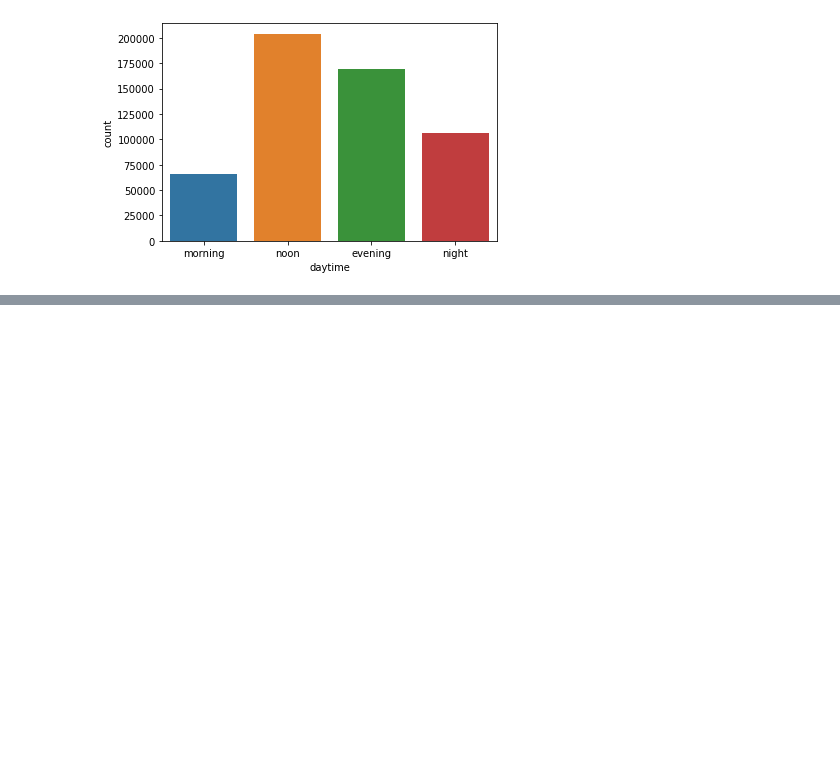
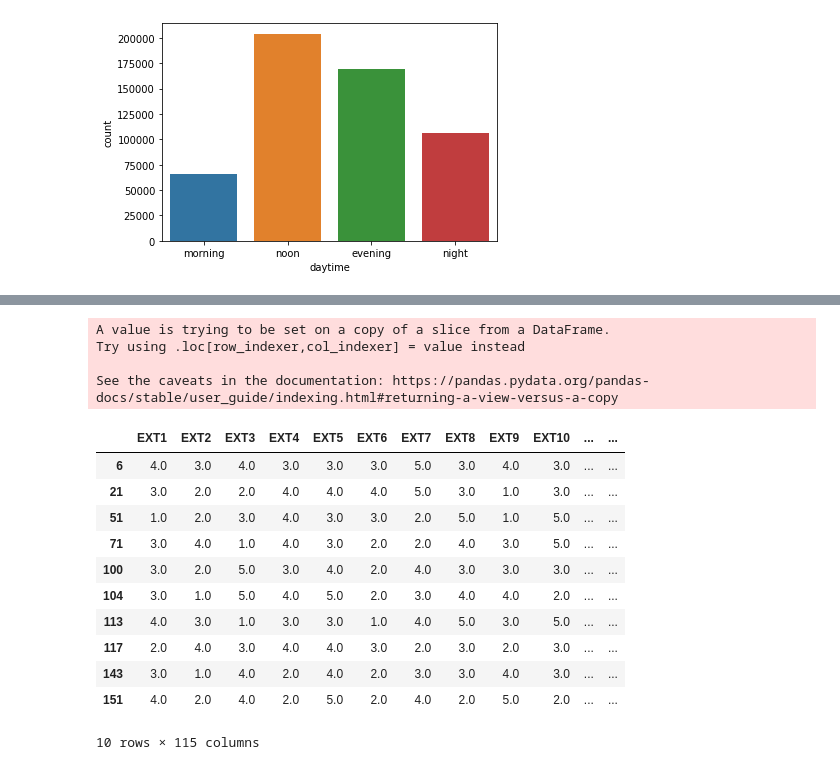
Before and after one commit to marvin2311/BigFive_Personality_Analysis, a Jupyter notebook: Notebook_Eric.ipynb, the cells around one changed output, grey strips where cells are left out. Drawn from its saved outputs; the diff is of its cells as text; code cells hidden in the pictures; blank space fills up the shorter version.

Commit message:
US: state / region split

```diff
--- a/Notebook_Eric.ipynb
+++ b/Notebook_Eric.ipynb
@@ -307,0 +324,3 @@ reverseGeocode(coordinates[5])
+# %%
+Dataset_USA['state'] = states
+Dataset_USA.head()
@@ -307,0 +380,3 @@ reverseGeocode(coordinates[5])
+# %%
+Dataset_USA['region'] = regions
+Dataset_USA.head()
@@ -307,0 +412,55 @@ reverseGeocode(coordinates[5])
+# %%
+democratics = ['California', 'Tennessee', 'New York', 'Maine', 'New Jersey',
+                    'Missouri', 'Arkansas', 'Connecticut', 'Michigan', 'Minnesota',
+                    'New Hampshire', 'Ohio', 'Colorado',
+                    'Wisconsin', 'Nevada', 'Illinois', 'Maryland', 'Georgia', 'Washington, D.C.',
+                    'Pennsylvania', 'Delaware', 'Hawaii', 'Kentucky', 'Louisiana', 'Oregon',
+                    'Vermont', 'New Mexico', 'Rhode Island', 'Idaho', 'West Virginia']
+
+republicans = ['Florida', 'Virginia', 'Kansas', 'South Carolina', 'Texas',
+                    'Mississippi', 'North Carolina',
+                    'Arizona', 'Indiana', 'Oklahoma', 'South Dakota',
+                    'Alaska', 'Utah', 'Nebraska', 'Wyoming',
+                    'Baja California', 'North Dakota', 'Montana','Alabama']
+
+
+yellow = ['Baja California','Ontario', 'Western', 'New Brunswick','British Columbia','Manitoba']
+# %%
+states = Dataset_USA['state']
+political_bias = []
+for s in states:
+    if any(s in states for s in democratics):
+        political_bias.append('blue')
+    elif any(s in states for s in republicans):
+        political_bias.append('red')
+    else:
+        political_bias.append('yellow')
+
+#df['Category'] = df['Count']
+#df.loc[df['state'] > 3, 'political bias'] = 'red'
+#df.loc[df['state'] > 3, 'political bias'] = 'blue'
+#df.loc[df['state'] > 3, 'political bias'] = 'yellow'
+
+
+Dataset_USA['political bias'] = political_bias
+Dataset_USA.head(10)
+
+
+#not mature yet.. as you can see in the output
+# %% [output]
+A value is trying to be set on a copy of a slice from a DataFrame.
+Try using .loc[row_indexer,col_indexer] = value instead
+
+See the caveats in the documentation: https://pandas.pydata.org/pandas-docs/stable/user_guide/indexing.html#returning-a-view-versus-a-copy
+|  | EXT1 | EXT2 | EXT3 | EXT4 | EXT5 | EXT6 | EXT7 | EXT8 | EXT9 | EXT10 | ... | ... |
+| 6 | 4.0 | 3.0 | 4.0 | 3.0 | 3.0 | 3.0 | 5.0 | 3.0 | 4.0 | 3.0 | ... | ... |
+| 21 | 3.0 | 2.0 | 2.0 | 4.0 | 4.0 | 4.0 | 5.0 | 3.0 | 1.0 | 3.0 | ... | ... |
+| 51 | 1.0 | 2.0 | 3.0 | 4.0 | 3.0 | 3.0 | 2.0 | 5.0 | 1.0 | 5.0 | ... | ... |
+| 71 | 3.0 | 4.0 | 1.0 | 4.0 | 3.0 | 2.0 | 2.0 | 4.0 | 3.0 | 5.0 | ... | ... |
+| 100 | 3.0 | 2.0 | 5.0 | 3.0 | 4.0 | 2.0 | 4.0 | 3.0 | 3.0 | 3.0 | ... | ... |
+| 104 | 3.0 | 1.0 | 5.0 | 4.0 | 5.0 | 2.0 | 3.0 | 4.0 | 4.0 | 2.0 | ... | ... |
+| 113 | 4.0 | 3.0 | 1.0 | 3.0 | 3.0 | 1.0 | 4.0 | 5.0 | 3.0 | 5.0 | ... | ... |
+| 117 | 2.0 | 4.0 | 3.0 | 4.0 | 4.0 | 3.0 | 2.0 | 3.0 | 2.0 | 3.0 | ... | ... |
+| 143 | 3.0 | 1.0 | 4.0 | 2.0 | 4.0 | 2.0 | 3.0 | 3.0 | 4.0 | 3.0 | ... | ... |
+| 151 | 4.0 | 2.0 | 4.0 | 2.0 | 5.0 | 2.0 | 4.0 | 2.0 | 5.0 | 2.0 | ... | ... |
+10 rows × 115 columns
```
Also changed, not shown: parts of 9 cells of this notebook.
